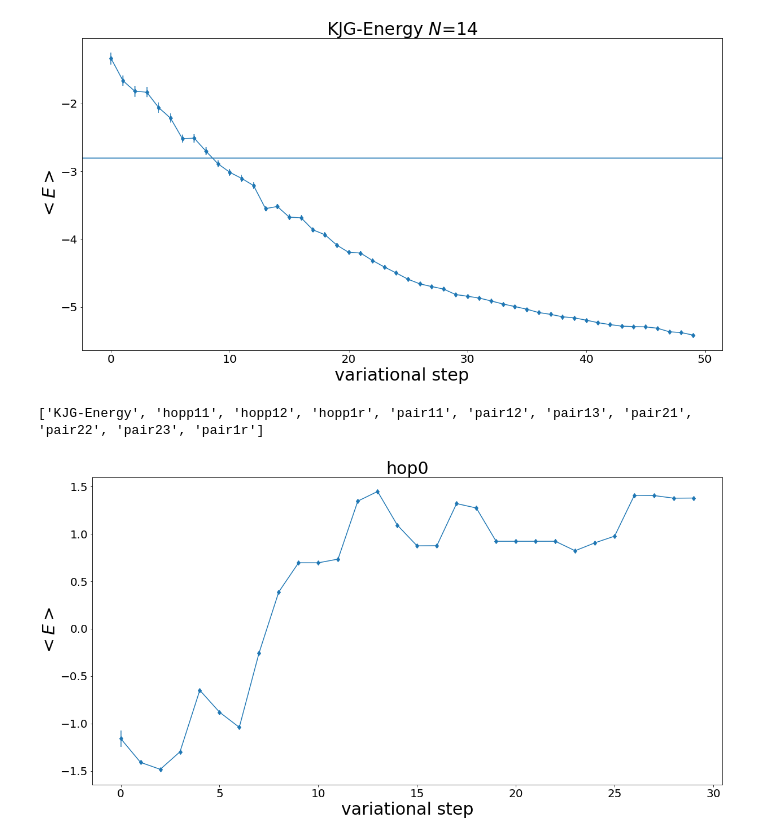
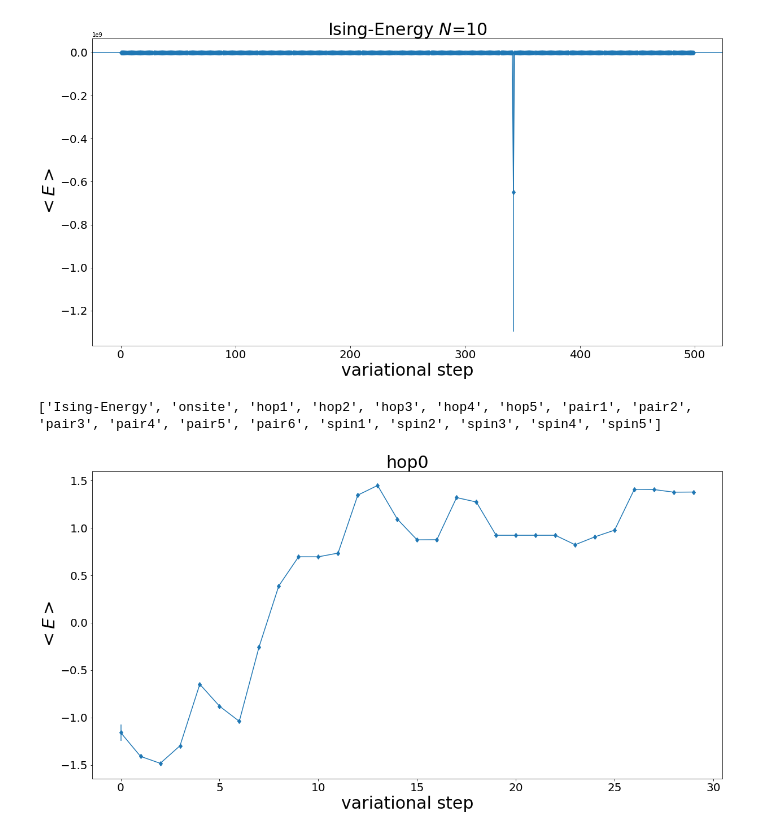
Before and after one commit to jimlambert/heisenberg_vmc, a Jupyter notebook: scripts/ObservablesAnalysis.ipynb, the cells around one changed output. Saved outputs shown, nothing was run; the diff lists cells and outputs as text; code cells hidden in the pictures.

```diff
--- a/scripts/ObservablesAnalysis.ipynb
+++ b/scripts/ObservablesAnalysis.ipynb
@@ -9,20 +9,20 @@ header, obsAve, obsErr = an.ProcessDataFiles(files, True)
 # %%
 fs = 30
 ls = 20
 plt.figure(figsize=(20,10))
 #plt.plot(np.arange(0, len(obsAve[0])), obsAve[0], '.')
 plt.errorbar(np.arange(0, len(obsAve[0])), obsAve[0], yerr=obsErr[0], marker="d")
 plt.xlabel("variational step", fontsize=fs)
 plt.ylabel("$<E>$", fontsize=fs)
-plt.title(header[0]+" $N$=14", fontsize=fs)
-plt.axhline(y=-2.80)
+plt.title(header[0]+" $N$=10", fontsize=fs)
+plt.axhline(y=-5.317)
 plt.tick_params(axis='both', which='major', labelsize=ls)
-#plt.savefig("n14heis_energy.pdf")
+#plt.savefig("n10-h1.0-enrg_ising.pdf")
 plt.show()
 print(header)
 # %% [output]
-[figure, old version]
+[figure, new version]
-['KJG-Energy', 'hopp11', 'hopp12', 'hopp1r', 'pair11', 'pair12', 'pair13', 'pair21', 'pair22', 'pair23', 'pair1r']
+['Ising-Energy', 'onsite', 'hop1', 'hop2', 'hop3', 'hop4', 'hop5', 'pair1', 'pair2', 'pair3', 'pair4', 'pair5', 'pair6', 'spin1', 'spin2', 'spin3', 'spin4', 'spin5']
 # %%
 index=1
 plt.figure(figsize=(20,10))
```
Also changed, not shown: 41 other files.
